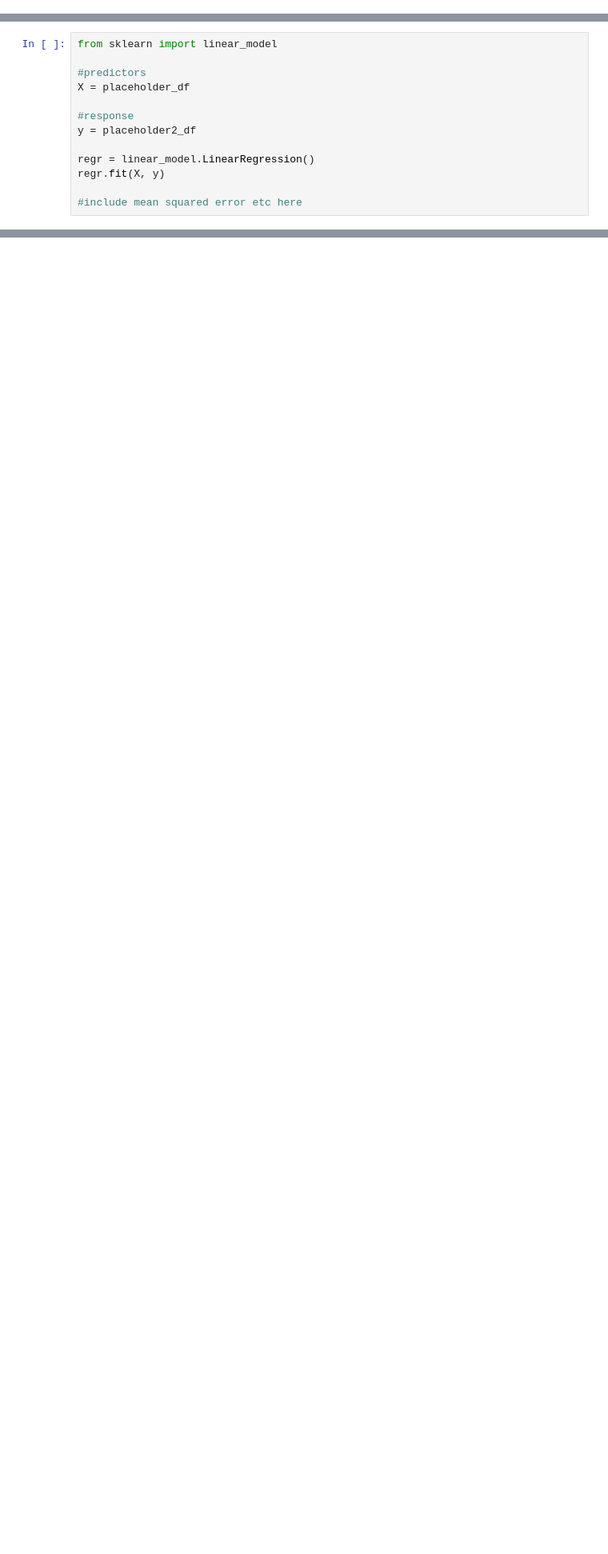
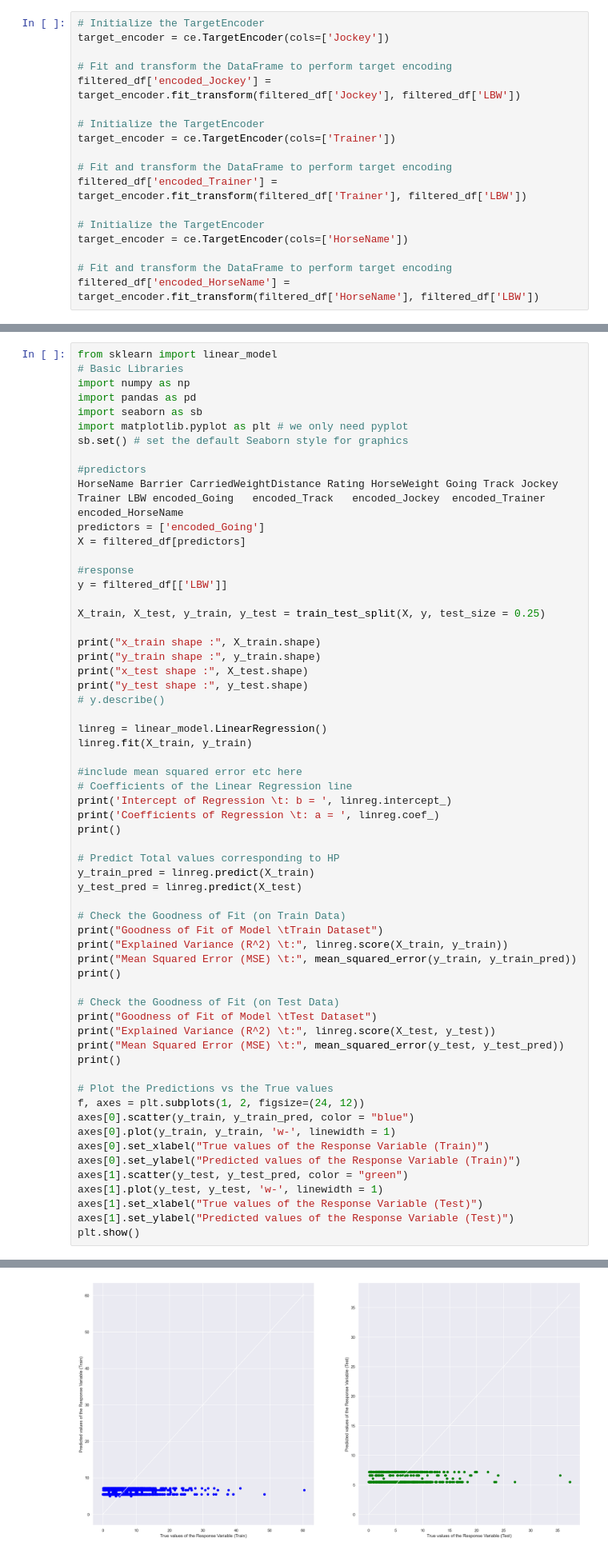
Before and after one commit to TAN-AIK-CHONG/Horse-Race-Prediction, a Jupyter notebook: data_collection (2).ipynb, the cells around one changed output, grey strips where cells are left out. Shown at 80% size. Saved outputs shown, nothing was run; the diff lists cells and outputs as text; blank space fills up the shorter version.

```diff
--- a/data_collection (2).ipynb
+++ b/data_collection (2).ipynb
@@ -149,0 +284,18 @@ Now, we will need to convert the categorical data into numerical data so that th
+# %%
+# Initialize the TargetEncoder
+target_encoder = ce.TargetEncoder(cols=['Jockey'])
+
+# Fit and transform the DataFrame to perform target encoding
+filtered_df['encoded_Jockey'] = target_encoder.fit_transform(filtered_df['Jockey'], filtered_df['LBW'])
+
+# Initialize the TargetEncoder
+target_encoder = ce.TargetEncoder(cols=['Trainer'])
+
+# Fit and transform the DataFrame to perform target encoding
+filtered_df['encoded_Trainer'] = target_encoder.fit_transform(filtered_df['Trainer'], filtered_df['LBW'])
+
+# Initialize the TargetEncoder
+target_encoder = ce.TargetEncoder(cols=['HorseName'])
+
+# Fit and transform the DataFrame to perform target encoding
+filtered_df['encoded_HorseName'] = target_encoder.fit_transform(filtered_df['HorseName'], filtered_df['LBW'])
@@ -151,14 +336,63 @@ Now, we will need to convert the categorical data into numerical data so that th
 We can now train our MLR Model using the processed data.
 # %%
 from sklearn import linear_model
+# Basic Libraries
+import numpy as np
+import pandas as pd
+import seaborn as sb
+import matplotlib.pyplot as plt # we only need pyplot
+sb.set() # set the default Seaborn style for graphics
 
 #predictors
-X = placeholder_df
+HorseName Barrier CarriedWeightDistance Rating HorseWeight Going Track Jockey Trainer LBW	encoded_Going	encoded_Track	encoded_Jockey	encoded_Trainer	encoded_HorseName
+predictors = ['encoded_Going']
+X = filtered_df[predictors]
 
 #response
-y = placeholder2_df
+y = filtered_df[['LBW']]
 
-regr = linear_model.LinearRegression()
-regr.fit(X, y)
+X_train, X_test, y_train, y_test = train_test_split(X, y, test_size = 0.25)
+
+print("x_train shape :", X_train.shape)
+print("y_train shape :", y_train.shape)
+print("x_test shape :", X_test.shape)
+print("y_test shape :", y_test.shape)
+# y.describe()
+
+linreg = linear_model.LinearRegression()
+linreg.fit(X_train, y_train)
 
 #include mean squared error etc here
+# Coefficients of the Linear Regression line
+print('Intercept of Regression \t: b = ', linreg.intercept_)
+print('Coefficients of Regression \t: a = ', linreg.coef_)
+print()
+
+# Predict Total values corresponding to HP
+y_train_pred = linreg.predict(X_train)
+y_test_pred = linreg.predict(X_test)
+
+# Check the Goodness of Fit (on Train Data)
+print("Goodness of Fit of Model \tTrain Dataset")
+print("Explained Variance (R^2) \t:", linreg.score(X_train, y_train))
+print("Mean Squared Error (MSE) \t:", mean_squared_error(y_train, y_train_pred))
+print()
+
+# Check the Goodness of Fit (on Test Data)
+print("Goodness of Fit of Model \tTest Dataset")
+print("Explained Variance (R^2) \t:", linreg.score(X_test, y_test))
+print("Mean Squared Error (MSE) \t:", mean_squared_error(y_test, y_test_pred))
+print()
+
+# Plot the Predictions vs the True values
+f, axes = plt.subplots(1, 2, figsize=(24, 12))
+axes[0].scatter(y_train, y_train_pred, color = "blue")
+axes[0].plot(y_train, y_train, 'w-', linewidth = 1)
+axes[0].set_xlabel("True values of the Response Variable (Train)")
+axes[0].set_ylabel("Predicted values of the Response Variable (Train)")
+axes[1].scatter(y_test, y_test_pred, color = "green")
+axes[1].plot(y_test, y_test, 'w-', linewidth = 1)
+axes[1].set_xlabel("True values of the Response Variable (Test)")
+axes[1].set_ylabel("Predicted values of the Response Variable (Test)")
+plt.show()
+# %% [output]
@@ -164,0 +413 @@ regr.fit(X, y)
+[figure, added]
```
Also changed, not shown: parts of 11 cells of this notebook.
